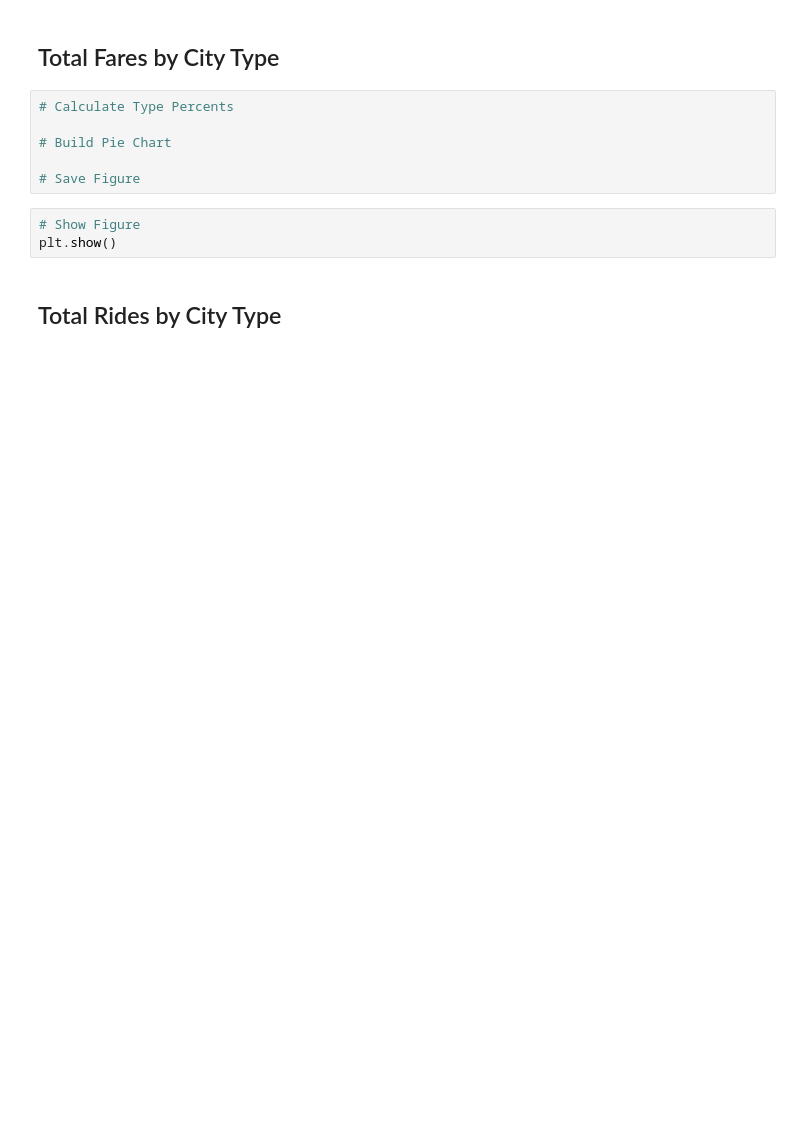
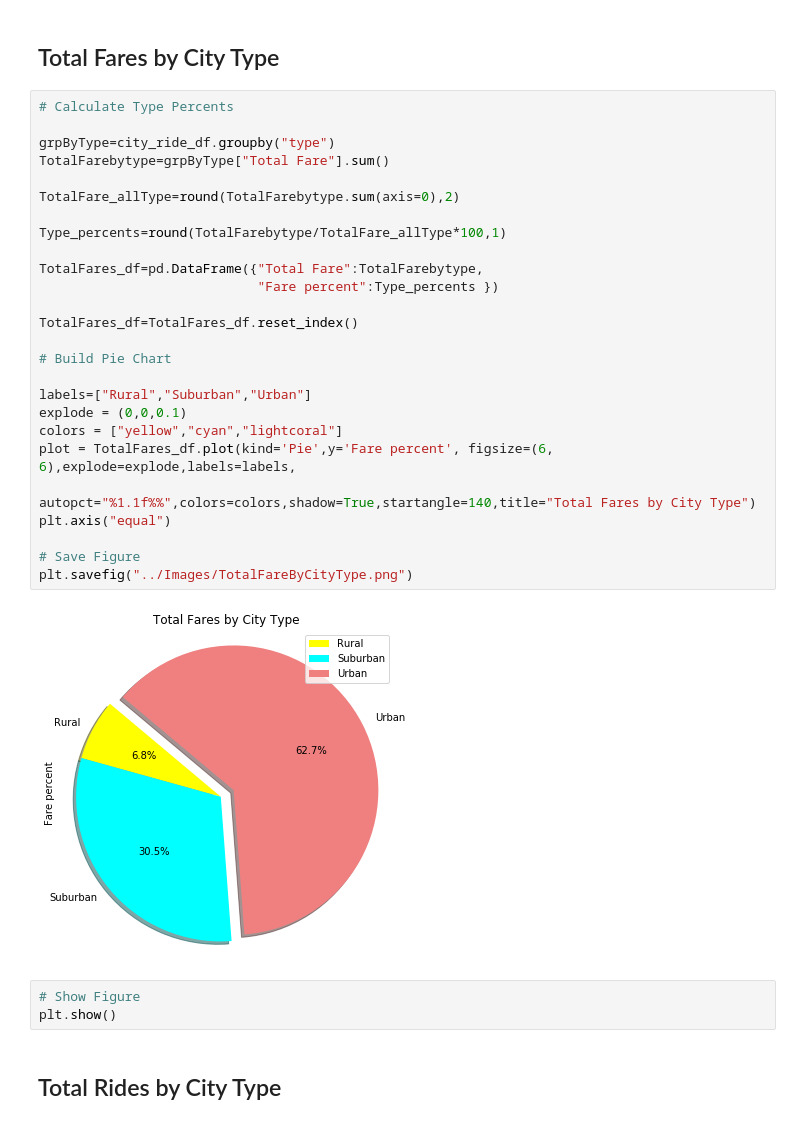
Before and after one commit to usn1485/MatPlotLibHomework, a Jupyter notebook: Instructions/Pyber/pyber_starter.ipynb, the cells around one changed output. Drawn from its saved outputs; the diff is of its cells as text; blank space fills up the shorter version.

```diff
--- a/Instructions/Pyber/pyber_starter.ipynb
+++ b/Instructions/Pyber/pyber_starter.ipynb
@@ -101,11 +101,33 @@ plt.scatter(x='Total Rides',y='Average Fare',s=suburban_df['Total Drivers'],colo
 # %% [markdown]
 ## Total Fares by City Type
-# %%
-# Calculate Type Percents
-
-# Build Pie Chart
-
-# Save Figure
+# %%
+# Calculate Type Percents
+
+grpByType=city_ride_df.groupby("type")
+TotalFarebytype=grpByType["Total Fare"].sum()
+
+TotalFare_allType=round(TotalFarebytype.sum(axis=0),2)
+
+Type_percents=round(TotalFarebytype/TotalFare_allType*100,1)
+
+TotalFares_df=pd.DataFrame({"Total Fare":TotalFarebytype,
+                            "Fare percent":Type_percents })
+
+TotalFares_df=TotalFares_df.reset_index()
+
+# Build Pie Chart
+
+labels=["Rural","Suburban","Urban"]
+explode = (0,0,0.1)
+colors = ["yellow","cyan","lightcoral"]
+plot = TotalFares_df.plot(kind='Pie',y='Fare percent', figsize=(6, 6),explode=explode,labels=labels,
+                          autopct="%1.1f%%",colors=colors,shadow=True,startangle=140,title="Total Fares by City Type")
+plt.axis("equal")
+
+# Save Figure
+plt.savefig("../Images/TotalFareByCityType.png")
+# %% [output]
+[figure, added]
 # %%
 # Show Figure
 plt.show()
```
Also changed, not shown: parts of 8 cells of this notebook, 1 other file.
